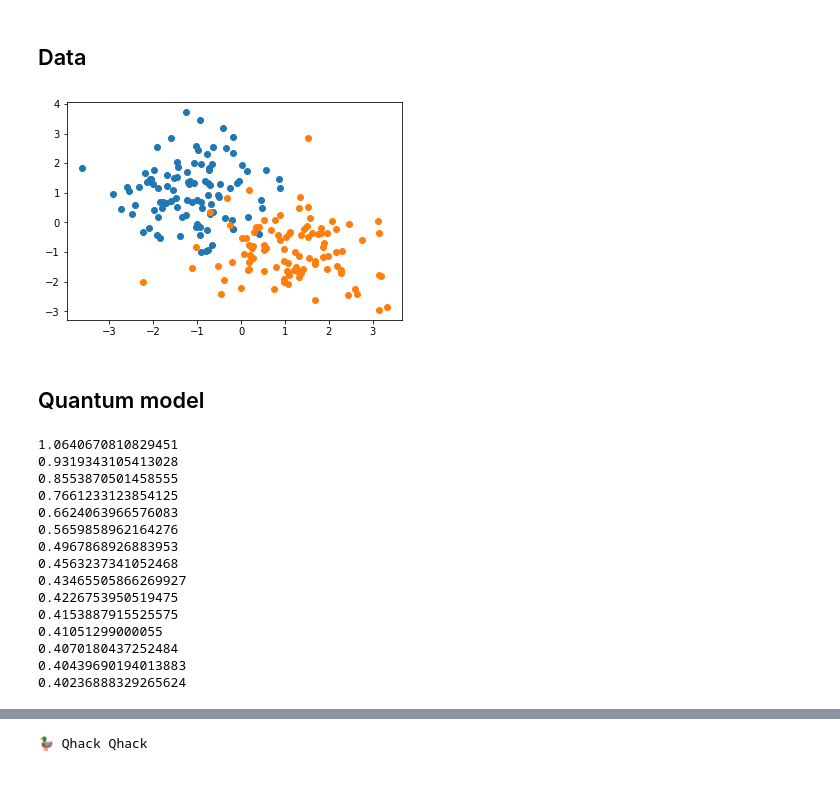
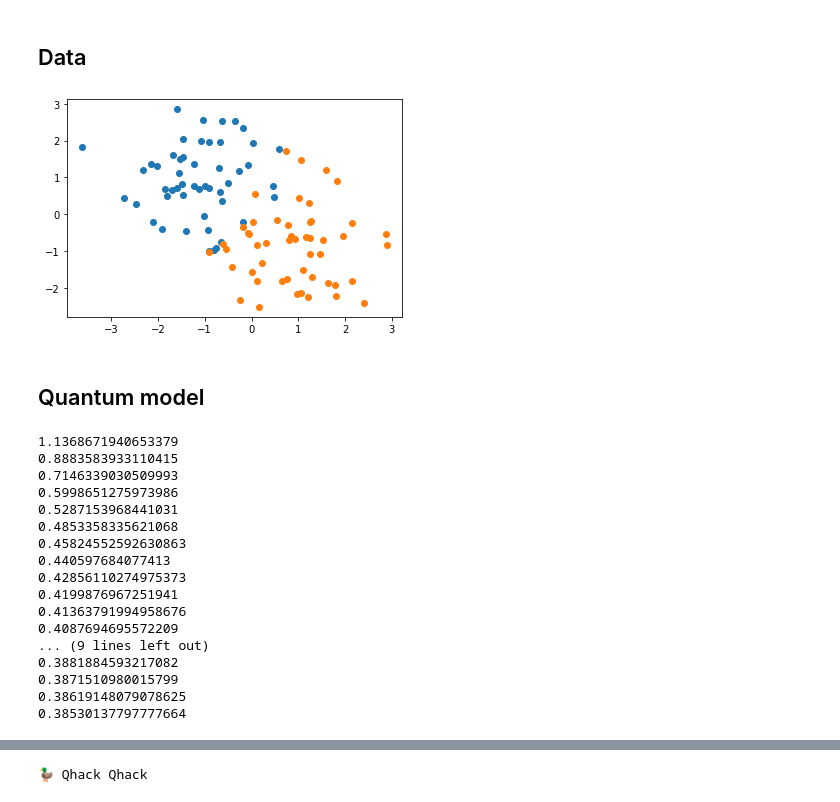
Before and after one commit to diogodebastos/GMODuck, a Jupyter notebook: one_quantum_model.ipynb, the cells around one changed output, grey strips where cells are left out. Drawn from its saved outputs; the diff is of its cells as text; code cells hidden in the pictures.

```diff
--- a/one_quantum_model.ipynb
+++ b/one_quantum_model.ipynb
@@ -36,22 +36,22 @@ dev = qml.device('default.qubit', wires=2)
 ## Data
 # %%
 # This Data example is copied from the CERN workshop
-n_samples = 200
+n_samples = 100
 X0 = np.array([[np.random.normal(loc=-1, scale=1),
                 np.random.normal(loc=1, scale=1)] for i in range(n_samples//2)])
 X1 = np.array([[np.random.normal(loc=1, scale=1),
                 np.random.normal(loc=-1, scale=1)] for i in range(n_samples//2)])
 X = np.concatenate([X0, X1], axis=0)
 Y = np.concatenate([-np.ones(int(n_samples/2)), np.ones(int(n_samples/2))], axis=0)
 data = list(zip(X, Y))
 
 plt.scatter(X0[:,0], X0[:,1])
 plt.scatter(X1[:,0], X1[:,1])
 plt.show()
 
 # Split Data
 X_train, X_test, y_train, y_test = train_test_split(X, Y, test_size=0.30, random_state=1)
 data_train = list(zip(X_train, y_train))
 data_test  = list(zip(X_test, y_test))
 # %% [output]
-[figure, old version]
+[figure, new version]
@@ -132,7 +132,7 @@ history = []
 loss_train = []
 loss_test = []
 
-for i in range(15):
+for i in range(25):
     w_new = w - 0.3*gradient_fn(w, data_train)
     avg_loss = average_loss(w_new, data_train)
     loss_train.append(avg_loss)
@@ -143,21 +143,23 @@ for i in range(15):
     avg_loss_test = average_loss(w_new, data_test)
     loss_test.append(avg_loss_test)
 # %% [output]
-1.0640670810829451
-0.9319343105413028
-0.8553870501458555
-0.7661233123854125
-0.6624063966576083
-0.5659858962164276
-0.4967868926883953
-0.4563237341052468
-0.43465505866269927
-0.4226753950519475
-0.4153887915525575
-0.41051299000055
-0.4070180437252484
-0.40439690194013883
-0.40236888329265624
+1.1368671940653379
+0.8883583933110415
+0.7146339030509993
+0.5998651275973986
+0.5287153968441031
+0.4853358335621068
+0.45824552592630863
+0.440597684077413
+0.42856110274975373
+0.4199876967251941
+0.41363791994958676
+0.4087694695572209
+... (9 lines left out)
+0.3881884593217082
+0.3871510980015799
+0.38619148079078625
+0.38530137797777664
 # %%
 plt.plot(loss_train, label="train")
 plt.plot(loss_test, label="test")
```
Also changed, not shown: parts of 5 cells of this notebook.
